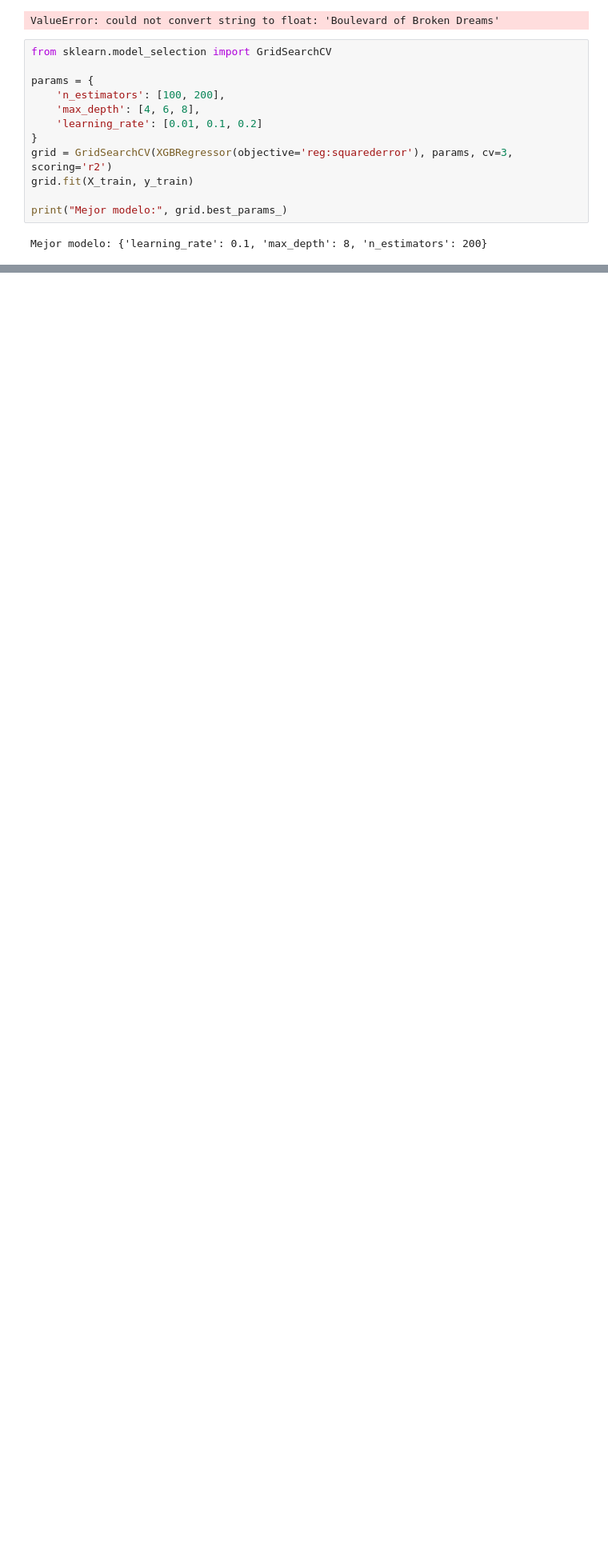
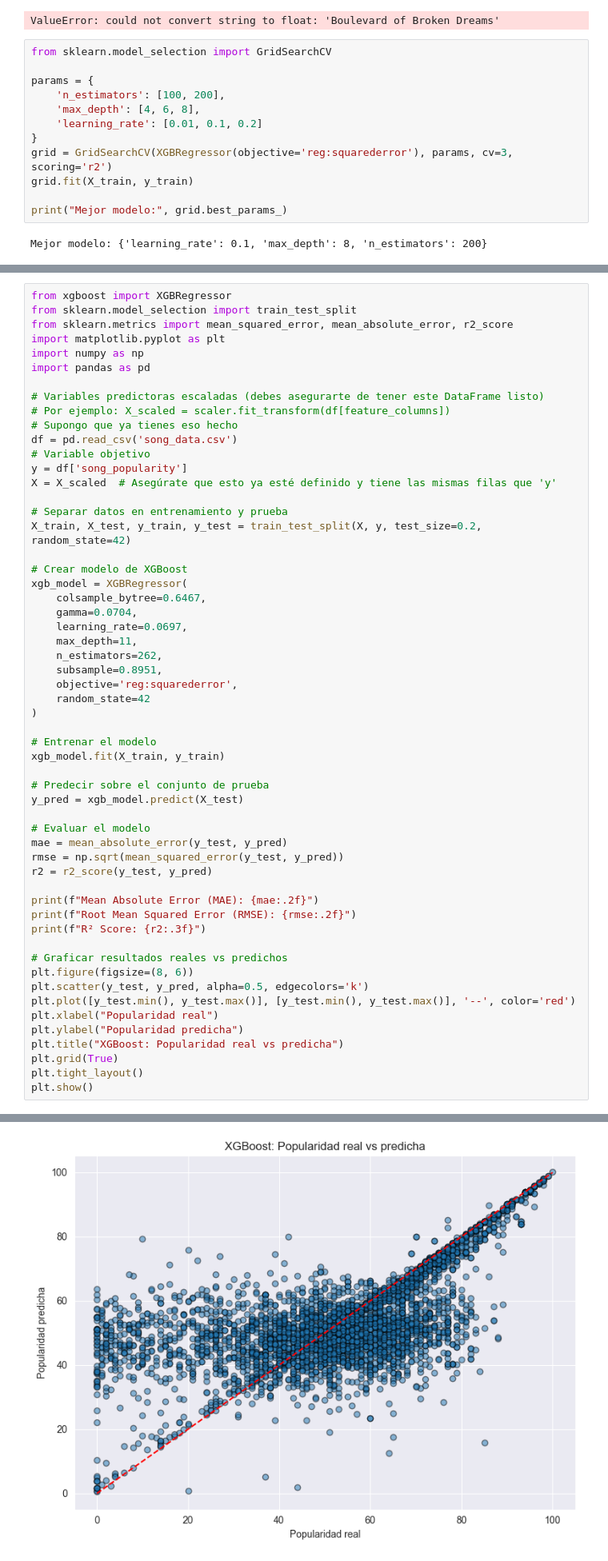
Before and after one commit to Cova01/ML_Spotify, a Jupyter notebook: xgboost.ipynb, the cells around one changed output, grey strips where cells are left out. Shown at 80% size. Cells and saved outputs as stored; diff of their text form; blank space fills up the shorter version.

```diff
--- a/xgboost.ipynb
+++ b/xgboost.ipynb
@@ -91,0 +168,57 @@ Mejor modelo: {'learning_rate': 0.1, 'max_depth': 8, 'n_estimators': 200}
+# %%
+from xgboost import XGBRegressor
+from sklearn.model_selection import train_test_split
+from sklearn.metrics import mean_squared_error, mean_absolute_error, r2_score
+import matplotlib.pyplot as plt
+import numpy as np
+import pandas as pd
+
+# Variables predictoras escaladas (debes asegurarte de tener este DataFrame listo)
+# Por ejemplo: X_scaled = scaler.fit_transform(df[feature_columns])
+# Supongo que ya tienes eso hecho
+df = pd.read_csv('song_data.csv')
+# Variable objetivo
+y = df['song_popularity']
+X = X_scaled  # Asegúrate que esto ya esté definido y tiene las mismas filas que 'y'
+
+# Separar datos en entrenamiento y prueba
+X_train, X_test, y_train, y_test = train_test_split(X, y, test_size=0.2, random_state=42)
+
+# Crear modelo de XGBoost
+xgb_model = XGBRegressor(
+    colsample_bytree=0.6467,
+    gamma=0.0704,
+    learning_rate=0.0697,
+    max_depth=11,
+    n_estimators=262,
+    subsample=0.8951,
+    objective='reg:squarederror',
+    random_state=42
+)
+
+# Entrenar el modelo
+xgb_model.fit(X_train, y_train)
+
+# Predecir sobre el conjunto de prueba
+y_pred = xgb_model.predict(X_test)
+
+# Evaluar el modelo
+mae = mean_absolute_error(y_test, y_pred)
+rmse = np.sqrt(mean_squared_error(y_test, y_pred))
+r2 = r2_score(y_test, y_pred)
+
+print(f"Mean Absolute Error (MAE): {mae:.2f}")
+print(f"Root Mean Squared Error (RMSE): {rmse:.2f}")
+print(f"R² Score: {r2:.3f}")
+
+# Graficar resultados reales vs predichos
+plt.figure(figsize=(8, 6))
+plt.scatter(y_test, y_pred, alpha=0.5, edgecolors='k')
+plt.plot([y_test.min(), y_test.max()], [y_test.min(), y_test.max()], '--', color='red')
+plt.xlabel("Popularidad real")
+plt.ylabel("Popularidad predicha")
+plt.title("XGBoost: Popularidad real vs predicha")
+plt.grid(True)
+plt.tight_layout()
+plt.show()
+# %% [output]
@@ -91,0 +228 @@ Mejor modelo: {'learning_rate': 0.1, 'max_depth': 8, 'n_estimators': 200}
+[figure, added]
```
Also changed, not shown: parts of 6 cells of this notebook.
